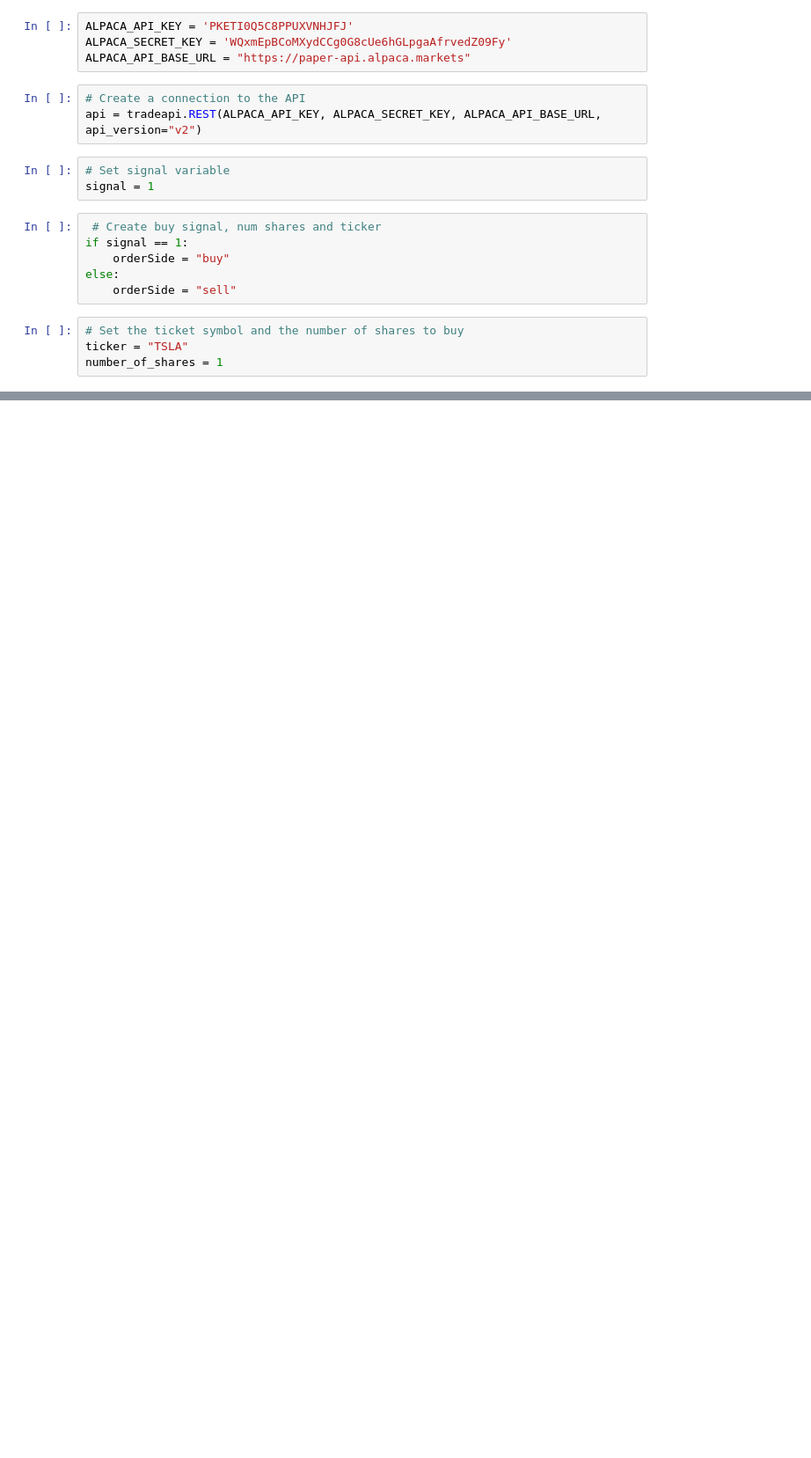
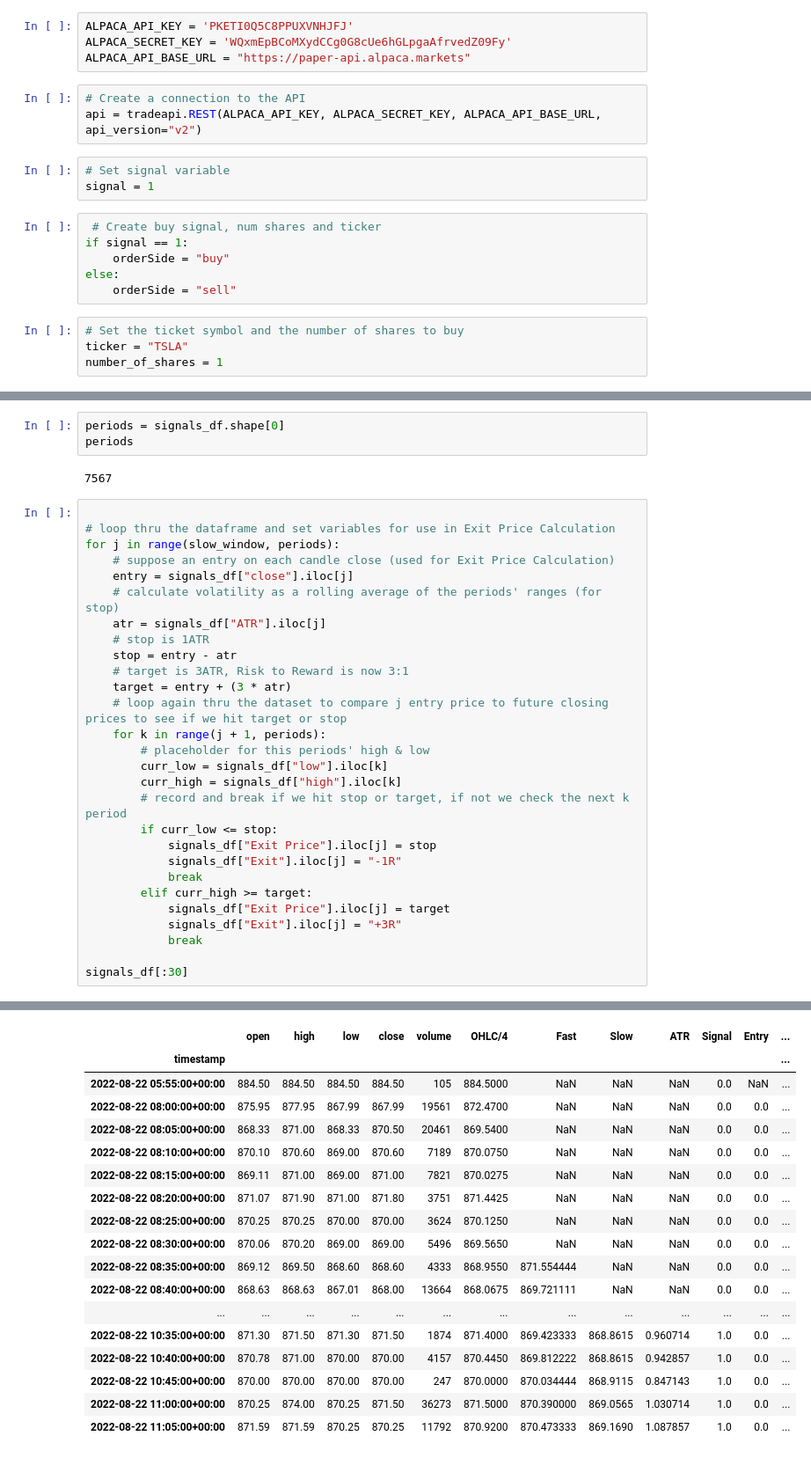
Before and after one commit to TimL2/Group_Project_2_ML_Bot, a Jupyter notebook: ML_Trading_Bot.ipynb, the cells around one changed output, grey strips where cells are left out. Shown at 88% size. Saved outputs shown, nothing was run; the diff lists cells and outputs as text; blank space fills up the shorter version.

```diff
--- a/ML_Trading_Bot.ipynb
+++ b/ML_Trading_Bot.ipynb
@@ -118,0 +178,34 @@ prices.head()
+# %%
+periods = signals_df.shape[0]
+periods
+# %% [output]
+7567
+# %%
+
+# loop thru the dataframe and set variables for use in Exit Price Calculation
+for j in range(slow_window, periods):
+    # suppose an entry on each candle close (used for Exit Price Calculation)
+    entry = signals_df["close"].iloc[j]
+    # calculate volatility as a rolling average of the periods' ranges (for stop)
+    atr = signals_df["ATR"].iloc[j]
+    # stop is 1ATR
+    stop = entry - atr
+    # target is 3ATR, Risk to Reward is now 3:1
+    target = entry + (3 * atr)
+    # loop again thru the dataset to compare j entry price to future closing prices to see if we hit target or stop
+    for k in range(j + 1, periods):
+        # placeholder for this periods' high & low
+        curr_low = signals_df["low"].iloc[k]
+        curr_high = signals_df["high"].iloc[k]
+        # record and break if we hit stop or target, if not we check the next k period
+        if curr_low <= stop:
+            signals_df["Exit Price"].iloc[j] = stop
+            signals_df["Exit"].iloc[j] = "-1R"
+            break
+        elif curr_high >= target:
+            signals_df["Exit Price"].iloc[j] = target
+            signals_df["Exit"].iloc[j] = "+3R"
+            break
+
+signals_df[:30]
+# %% [output]
@@ -118,0 +216,18 @@ prices.head()
+|  | open | high | low | close | volume | OHLC/4 | Fast | Slow | ATR | Signal | Entry | ... |
+| timestamp |  |  |  |  |  |  |  |  |  |  |  | ... |
+| 2022-08-22 05:55:00+00:00 | 884.50 | 884.50 | 884.50 | 884.50 | 105 | 884.5000 | NaN | NaN | NaN | 0.0 | NaN | ... |
+| 2022-08-22 08:00:00+00:00 | 875.95 | 877.95 | 867.99 | 867.99 | 19561 | 872.4700 | NaN | NaN | NaN | 0.0 | 0.0 | ... |
+| 2022-08-22 08:05:00+00:00 | 868.33 | 871.00 | 868.33 | 870.50 | 20461 | 869.5400 | NaN | NaN | NaN | 0.0 | 0.0 | ... |
+| 2022-08-22 08:10:00+00:00 | 870.10 | 870.60 | 869.00 | 870.60 | 7189 | 870.0750 | NaN | NaN | NaN | 0.0 | 0.0 | ... |
+| 2022-08-22 08:15:00+00:00 | 869.11 | 871.00 | 869.00 | 871.00 | 7821 | 870.0275 | NaN | NaN | NaN | 0.0 | 0.0 | ... |
+| 2022-08-22 08:20:00+00:00 | 871.07 | 871.90 | 871.00 | 871.80 | 3751 | 871.4425 | NaN | NaN | NaN | 0.0 | 0.0 | ... |
+| 2022-08-22 08:25:00+00:00 | 870.25 | 870.25 | 870.00 | 870.00 | 3624 | 870.1250 | NaN | NaN | NaN | 0.0 | 0.0 | ... |
+| 2022-08-22 08:30:00+00:00 | 870.06 | 870.20 | 869.00 | 869.00 | 5496 | 869.5650 | NaN | NaN | NaN | 0.0 | 0.0 | ... |
+| 2022-08-22 08:35:00+00:00 | 869.12 | 869.50 | 868.60 | 868.60 | 4333 | 868.9550 | 871.554444 | NaN | NaN | 0.0 | 0.0 | ... |
+| 2022-08-22 08:40:00+00:00 | 868.63 | 868.63 | 867.01 | 868.00 | 13664 | 868.0675 | 869.721111 | NaN | NaN | 0.0 | 0.0 | ... |
+| ... | ... | ... | ... | ... | ... | ... | ... | ... | ... | ... | ... | ... |
+| 2022-08-22 10:35:00+00:00 | 871.30 | 871.50 | 871.30 | 871.50 | 1874 | 871.4000 | 869.423333 | 868.8615 | 0.960714 | 1.0 | 0.0 | ... |
+| 2022-08-22 10:40:00+00:00 | 870.78 | 871.00 | 870.00 | 870.00 | 4157 | 870.4450 | 869.812222 | 868.8615 | 0.942857 | 1.0 | 0.0 | ... |
+| 2022-08-22 10:45:00+00:00 | 870.00 | 870.00 | 870.00 | 870.00 | 247 | 870.0000 | 870.034444 | 868.9115 | 0.847143 | 1.0 | 0.0 | ... |
+| 2022-08-22 11:00:00+00:00 | 870.25 | 874.00 | 870.25 | 871.50 | 36273 | 871.5000 | 870.390000 | 869.0565 | 1.030714 | 1.0 | 0.0 | ... |
+| 2022-08-22 11:05:00+00:00 | 871.59 | 871.59 | 870.25 | 870.25 | 11792 | 870.9200 | 870.473333 | 869.1690 | 1.087857 | 1.0 | 0.0 | ... |
```
Also changed, not shown: parts of 19 cells of this notebook.
